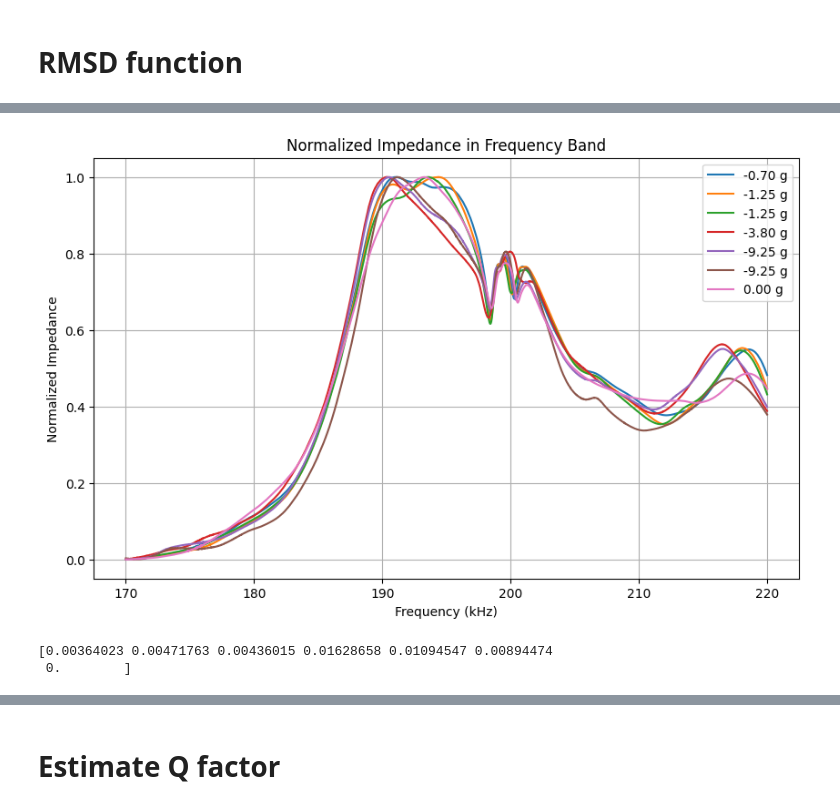
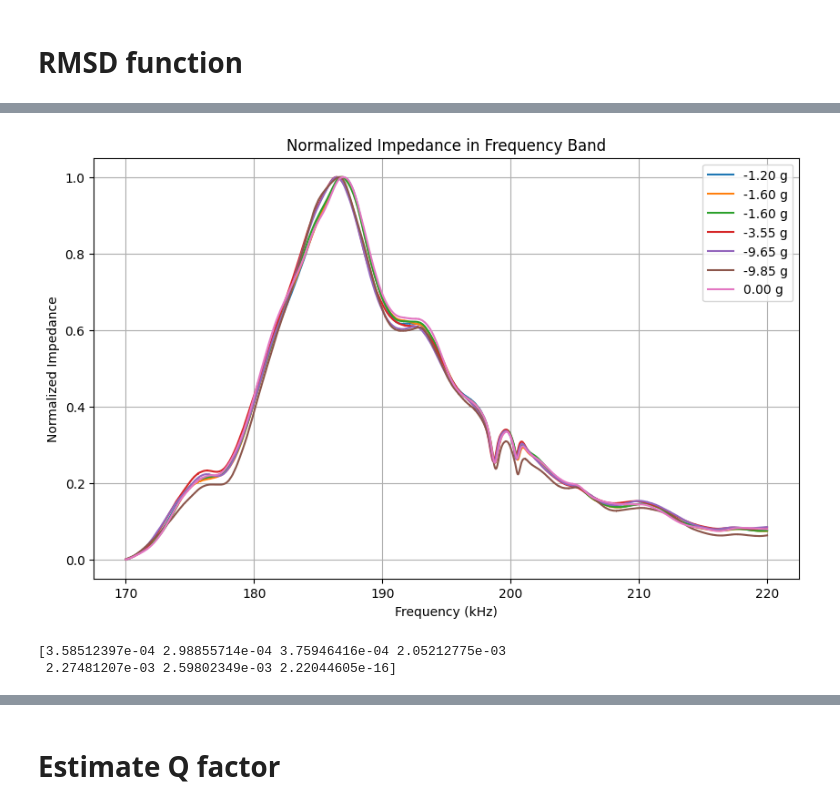
Before and after one commit to MKD-software/EMI-DMG-Analysis, a Jupyter notebook: Damage-analysis.ipynb, the cells around one changed output, grey strips where cells are left out. Saved outputs shown, nothing was run; the diff lists cells and outputs as text; code cells hidden in the pictures.

```diff
--- a/Damage-analysis.ipynb
+++ b/Damage-analysis.ipynb
@@ -185,5 +185,5 @@ def compute_rmsd_from_dfs_simple(dfs, f_min, f_max, label):
 # %%
-sample_to_plot = "sample_2.csv"
+sample_to_plot = "sample_1.csv"
 f_min, f_max = 170000, 220000
 
 dfs_for_sample = [
@@ -244,26 +246,26 @@ def compute_corr_dev_from_dfs_simple(dfs, f_min, f_max, label):
 # %%
-sample_to_plot = "sample_2.csv"
+sample_to_plot = "sample_4.csv"
 f_min, f_max = 170000, 220000
 
 dfs_for_sample = [
     samples[sample_to_plot]
     for folder_name, samples in data.items()
     if sample_to_plot in samples
 ]
 
 labels = []
 for folder_name, samples in data.items():
     if sample_to_plot in samples:
         delta_weight = weights.get(folder_name, {}).get(sample_to_plot, None)
         if delta_weight is not None:
             labels.append(f"{delta_weight:.2f} g")
         else:
             labels.append(folder_name)
 
 CCD_values = compute_corr_dev_from_dfs_simple(dfs_for_sample, f_min, f_max, labels)
 
 print(CCD_values)
 # %% [output]
-[figure, old version]
+[figure, new version]
-[0.00364023 0.00471763 0.00436015 0.01628658 0.01094547 0.00894474
- 0.        ]
+[3.58512397e-04 2.98855714e-04 3.75946416e-04 2.05212775e-03
+ 2.27481207e-03 2.59802349e-03 2.22044605e-16]
```
Also changed, not shown: parts of 22 cells of this notebook.
